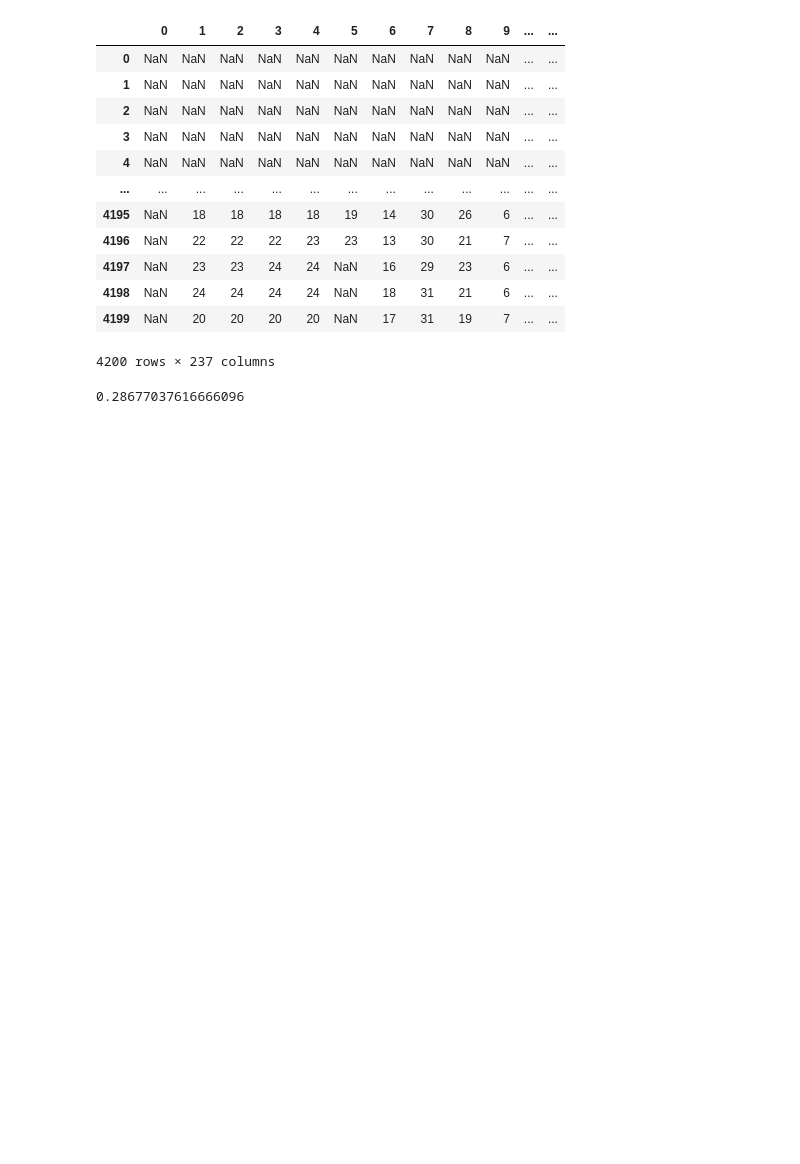
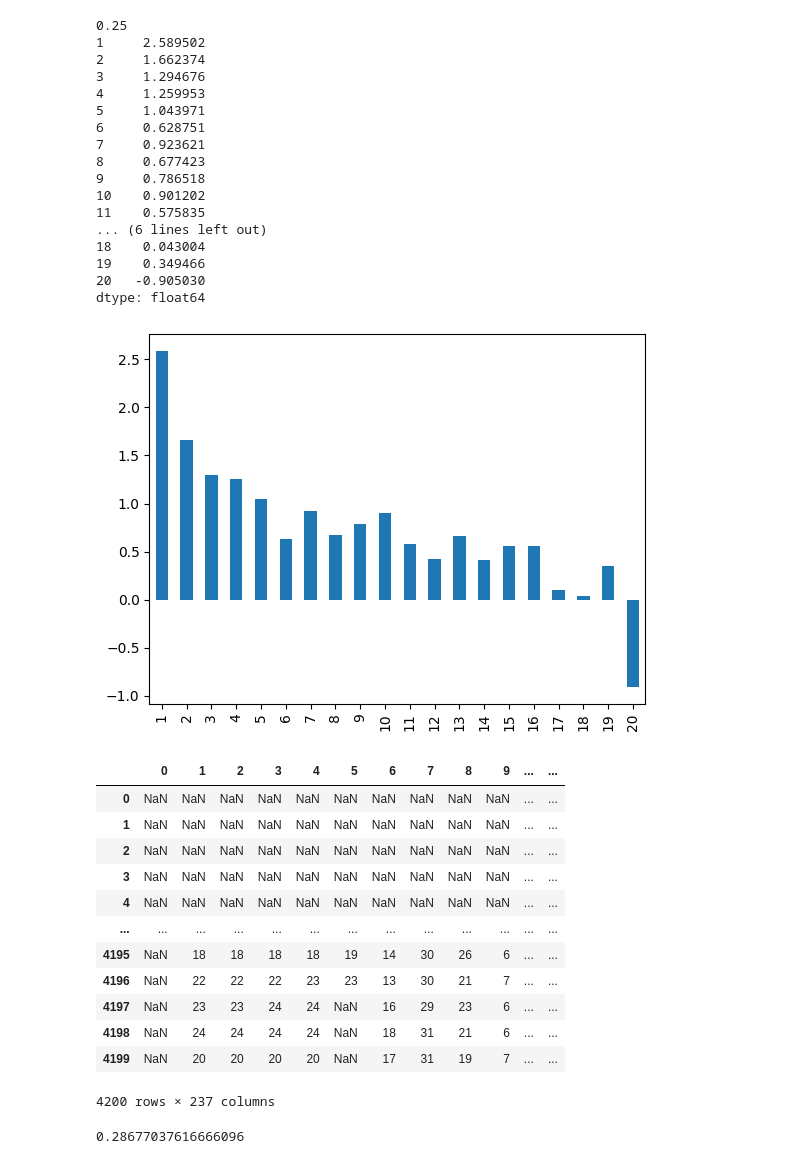
Before and after one commit to pennymax/gplearn, a Jupyter notebook: mytest_program.ipynb, the cells around one changed output. Cells and saved outputs as stored; diff of their text form; code cells hidden in the pictures; blank space fills up the shorter version.

```diff
--- a/mytest_program.ipynb
+++ b/mytest_program.ipynb
@@ -89,3 +130,27 @@ print(metric_val)
+# %%
+res, qtl = compute_quantile_rets(y, y_pred, np.ones(X.shape[0]), 20)
+res.plot.bar()
+print(measure_monotonicity(res))
+print(res)
+# %% [output]
+0.25
+1     2.589502
+2     1.662374
+3     1.294676
+4     1.259953
+5     1.043971
+6     0.628751
+7     0.923621
+8     0.677423
+9     0.786518
+10    0.901202
+11    0.575835
+... (6 lines left out)
+18    0.043004
+19    0.349466
+20   -0.905030
+dtype: float64
+[figure, added]
 # %%
 from gplearn.extra_fitness import *
 quantiles =35
```
Also changed, not shown: parts of 3 cells of this notebook, 3 other files.
